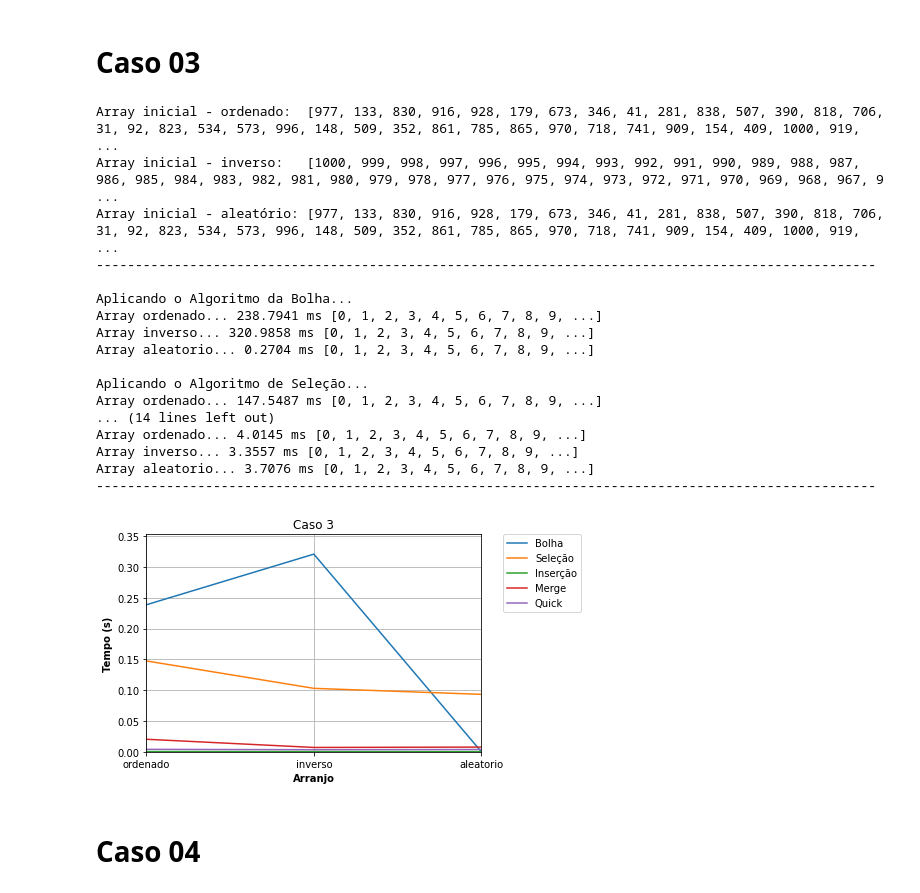
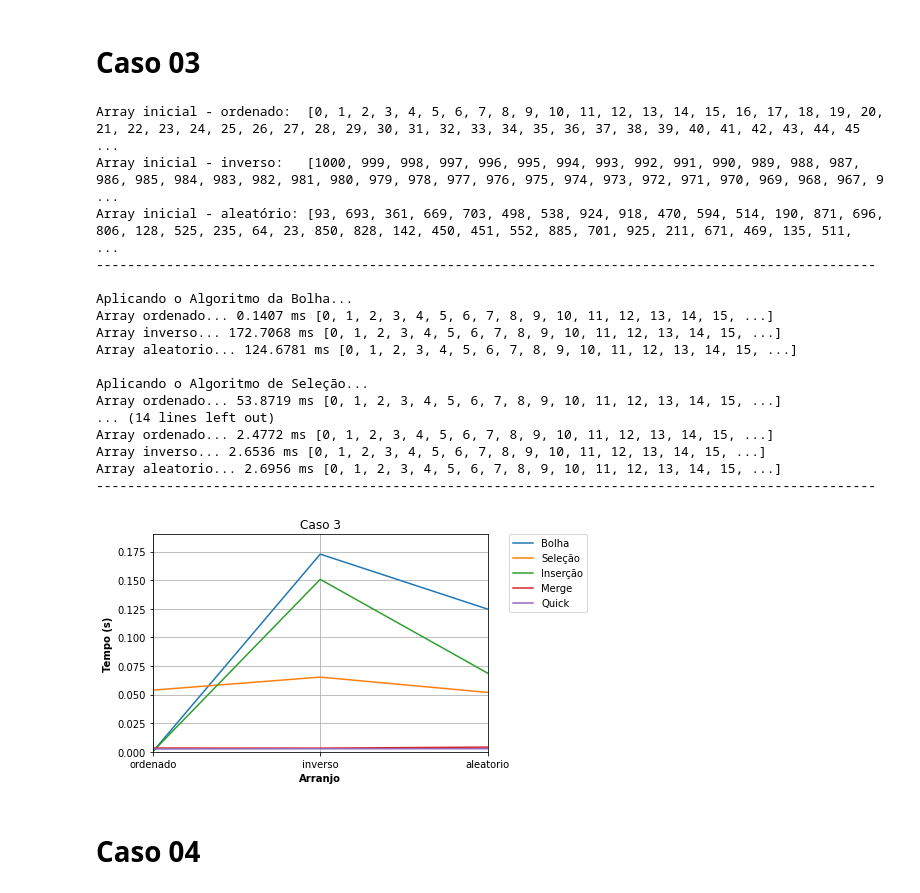
Before and after one commit to rodolfoplondero/Algoritmos-de-Ordenacao, a Jupyter notebook: Ordenação.ipynb, the cells around one changed output. Drawn from its saved outputs; the diff is of its cells as text; code cells hidden in the pictures.

```diff
--- a/Ordenação.ipynb
+++ b/Ordenação.ipynb
@@ -173,16 +162,20 @@ def aplicacao_algoritmos(algoritmo, key, val):
     ti = time.time()
 
     # Aplicação do algoritmo
-    res = algoritmo(val)
+    res = algoritmo(val.copy())
 
     # Fim do timer
     t = time.time() - ti
 
+    # Ajuste para conversão do tempo
+    # Se t > 1s não converte, se não multiplica por 1000 passando para milissegundos
     if t > 1:
         print(f"{t:.4f} s", end=" ")
     else:
         print(f"{t*1000:.4f} ms", end=" ")
 
+    # Imprime as primeiras 15 posições do array ordenado
+    # Para imprimir mais posições basta alterar o valor ou retirar a linha 26, corrigindo a identação da linha 27
     print("[", end="")
     x = 0
     while x < len(res):
@@ -254,11 +247,11 @@ array_inicial = list(range(casos[nome_caso]+1))
 
 # Dicionário com os arrays de acordo com cada arranjo
 array = dict()
-array['ordenado']  = array_inicial                       # Array ordenado
-array['inverso']   = sorted(array_inicial, reverse=True) # Array inverso
+array['ordenado']  = array_inicial.copy()                 # Array ordenado
+array['inverso']   = sorted(array_inicial, reverse=True)  # Array inverso
 
 random.shuffle(array_inicial)
-array['aleatorio'] = array_inicial                      # Array aleatório
+array['aleatorio'] = array_inicial.copy()                 # Array aleatório
 
 print(f"Array inicial - ordenado:  {array['ordenado']}")
 print(f"Array inicial - inverso:   {array['inverso']}")
@@ -366,17 +359,18 @@ array_inicial = list(range(casos[nome_caso]+1))
 
 # Dicionário com os arrays de acordo com cada arranjo
 array = dict()
-array['ordenado']  = array_inicial                       # Array ordenado
-array['inverso']   = sorted(array_inicial, reverse=True) # Array inverso
+array['ordenado']  = array_inicial.copy()                 # Array ordenado
+array['inverso']   = sorted(array_inicial, reverse=True)  # Array inverso
 
 random.shuffle(array_inicial)
-array['aleatorio'] = array_inicial                      # Array aleatório
+array['aleatorio'] = array_inicial.copy()                 # Array aleatório
 
 print(f"Array inicial - ordenado:  {array['ordenado']}")
 print(f"Array inicial - inverso:   {array['inverso']}")
 print(f"Array inicial - aleatório: {array['aleatorio']}")
 print("-"*100)
 
+# Variável para armazenar o tempo máximo, utilizada para definir o ymax do plot
 maximo = 0
 
 # Aplica os algoritmos para cada arranjo no dicionário "array"
@@ -478,17 +472,18 @@ array_inicial = list(range(casos[nome_caso]+1))
 
 # Dicionário com os arrays de acordo com cada arranjo
 array = dict()
-array['ordenado']  = array_inicial                       # Array ordenado
-array['inverso']   = sorted(array_inicial, reverse=True) # Array inverso
+array['ordenado']  = array_inicial.copy()                 # Array ordenado
+array['inverso']   = sorted(array_inicial, reverse=True)  # Array inverso
 
 random.shuffle(array_inicial)
-array['aleatorio'] = array_inicial                      # Array aleatório
+array['aleatorio'] = array_inicial.copy()                 # Array aleatório
 
 print(f"Array inicial - ordenado:  {array['ordenado']}")
 print(f"Array inicial - inverso:   {array['inverso']}")
 print(f"Array inicial - aleatório: {array['aleatorio']}")
 print("-"*100)
 
+# Variável para armazenar o tempo máximo, utilizada para definir o ymax do plot
 maximo = 0
 
 # Aplica os algoritmos para cada arranjo no dicionário "array"
@@ -542,43 +537,43 @@ for key, val in array.items():
 
 print("-"*100)
 print()
 
 # Plot dos tempos
 fig, ax0 = plt.subplots()
 
 ax0.plot(list(tempos[nome_caso]['bolha'].keys()),    list(tempos[nome_caso]['bolha'].values()),    label='Bolha')
 ax0.plot(list(tempos[nome_caso]['selecao'].keys()),  list(tempos[nome_caso]['selecao'].values()),  label='Seleção')
 ax0.plot(list(tempos[nome_caso]['insercao'].keys()), list(tempos[nome_caso]['insercao'].values()), label='Inserção')
 ax0.plot(list(tempos[nome_caso]['merge'].keys()),    list(tempos[nome_caso]['merge'].values()),    label='Merge')
 ax0.plot(list(tempos[nome_caso]['quick'].keys()),    list(tempos[nome_caso]['quick'].values()),    label='Quick')
 
 plt.title(nome_caso.title().replace("_", " "))
 plt.xlabel("Arranjo",   fontweight='bold')
 plt.ylabel("Tempo (s)", fontweight='bold')
 plt.xlim(0, 2)
 plt.ylim(bottom=0, top=maximo+(maximo/10))
 plt.legend(loc='center left', bbox_to_anchor=(1.05, 0.82))
 plt.grid()
 plt.show()
 # %% [output]
-Array inicial - ordenado:  [977, 133, 830, 916, 928, 179, 673, 346, 41, 281, 838, 507, 390, 818, 706, 31, 92, 823, 534, 573, 996, 148, 509, 352, 861, 785, 865, 970, 718, 741, 909, 154, 409, 1000, 919, ...
+Array inicial - ordenado:  [0, 1, 2, 3, 4, 5, 6, 7, 8, 9, 10, 11, 12, 13, 14, 15, 16, 17, 18, 19, 20, 21, 22, 23, 24, 25, 26, 27, 28, 29, 30, 31, 32, 33, 34, 35, 36, 37, 38, 39, 40, 41, 42, 43, 44, 45 ...
 Array inicial - inverso:   [1000, 999, 998, 997, 996, 995, 994, 993, 992, 991, 990, 989, 988, 987, 986, 985, 984, 983, 982, 981, 980, 979, 978, 977, 976, 975, 974, 973, 972, 971, 970, 969, 968, 967, 9 ...
-Array inicial - aleatório: [977, 133, 830, 916, 928, 179, 673, 346, 41, 281, 838, 507, 390, 818, 706, 31, 92, 823, 534, 573, 996, 148, 509, 352, 861, 785, 865, 970, 718, 741, 909, 154, 409, 1000, 919, ...
+Array inicial - aleatório: [93, 693, 361, 669, 703, 498, 538, 924, 918, 470, 594, 514, 190, 871, 696, 806, 128, 525, 235, 64, 23, 850, 828, 142, 450, 451, 552, 885, 701, 925, 211, 671, 469, 135, 511,  ...
 ----------------------------------------------------------------------------------------------------
 
 Aplicando o Algoritmo da Bolha...
-Array ordenado... 238.7941 ms [0, 1, 2, 3, 4, 5, 6, 7, 8, 9, ...]
-Array inverso... 320.9858 ms [0, 1, 2, 3, 4, 5, 6, 7, 8, 9, ...]
-Array aleatorio... 0.2704 ms [0, 1, 2, 3, 4, 5, 6, 7, 8, 9, ...]
+Array ordenado... 0.1407 ms [0, 1, 2, 3, 4, 5, 6, 7, 8, 9, 10, 11, 12, 13, 14, 15, ...]
+Array inverso... 172.7068 ms [0, 1, 2, 3, 4, 5, 6, 7, 8, 9, 10, 11, 12, 13, 14, 15, ...]
+Array aleatorio... 124.6781 ms [0, 1, 2, 3, 4, 5, 6, 7, 8, 9, 10, 11, 12, 13, 14, 15, ...]
 
 Aplicando o Algoritmo de Seleção...
-Array ordenado... 147.5487 ms [0, 1, 2, 3, 4, 5, 6, 7, 8, 9, ...]
+Array ordenado... 53.8719 ms [0, 1, 2, 3, 4, 5, 6, 7, 8, 9, 10, 11, 12, 13, 14, 15, ...]
 ... (14 lines left out)
-Array ordenado... 4.0145 ms [0, 1, 2, 3, 4, 5, 6, 7, 8, 9, ...]
-Array inverso... 3.3557 ms [0, 1, 2, 3, 4, 5, 6, 7, 8, 9, ...]
-Array aleatorio... 3.7076 ms [0, 1, 2, 3, 4, 5, 6, 7, 8, 9, ...]
+Array ordenado... 2.4772 ms [0, 1, 2, 3, 4, 5, 6, 7, 8, 9, 10, 11, 12, 13, 14, 15, ...]
+Array inverso... 2.6536 ms [0, 1, 2, 3, 4, 5, 6, 7, 8, 9, 10, 11, 12, 13, 14, 15, ...]
+Array aleatorio... 2.6956 ms [0, 1, 2, 3, 4, 5, 6, 7, 8, 9, 10, 11, 12, 13, 14, 15, ...]
 ----------------------------------------------------------------------------------------------------
-[figure, old version]
+[figure, new version]
 # %% [markdown]
 # Caso 04
 # %%
```
Also changed, not shown: parts of 6 cells of this notebook.
